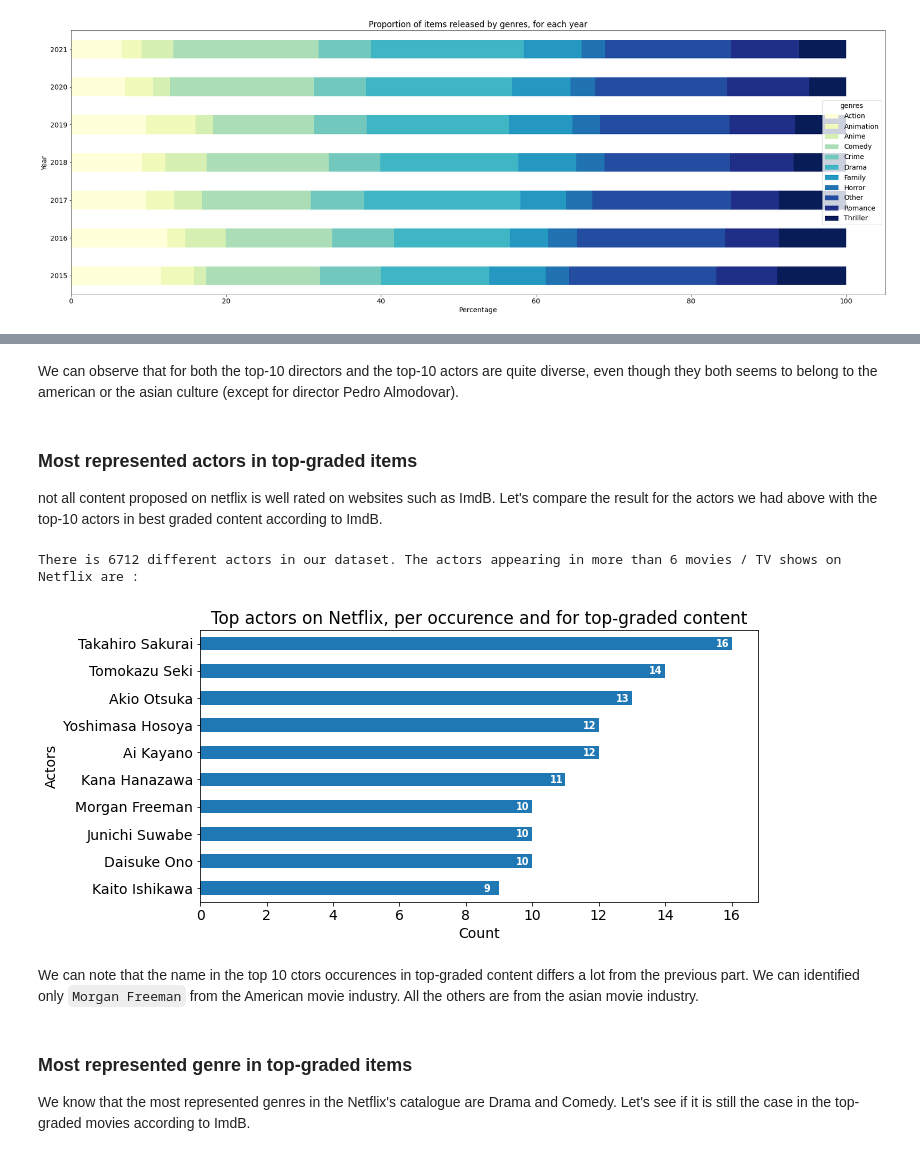
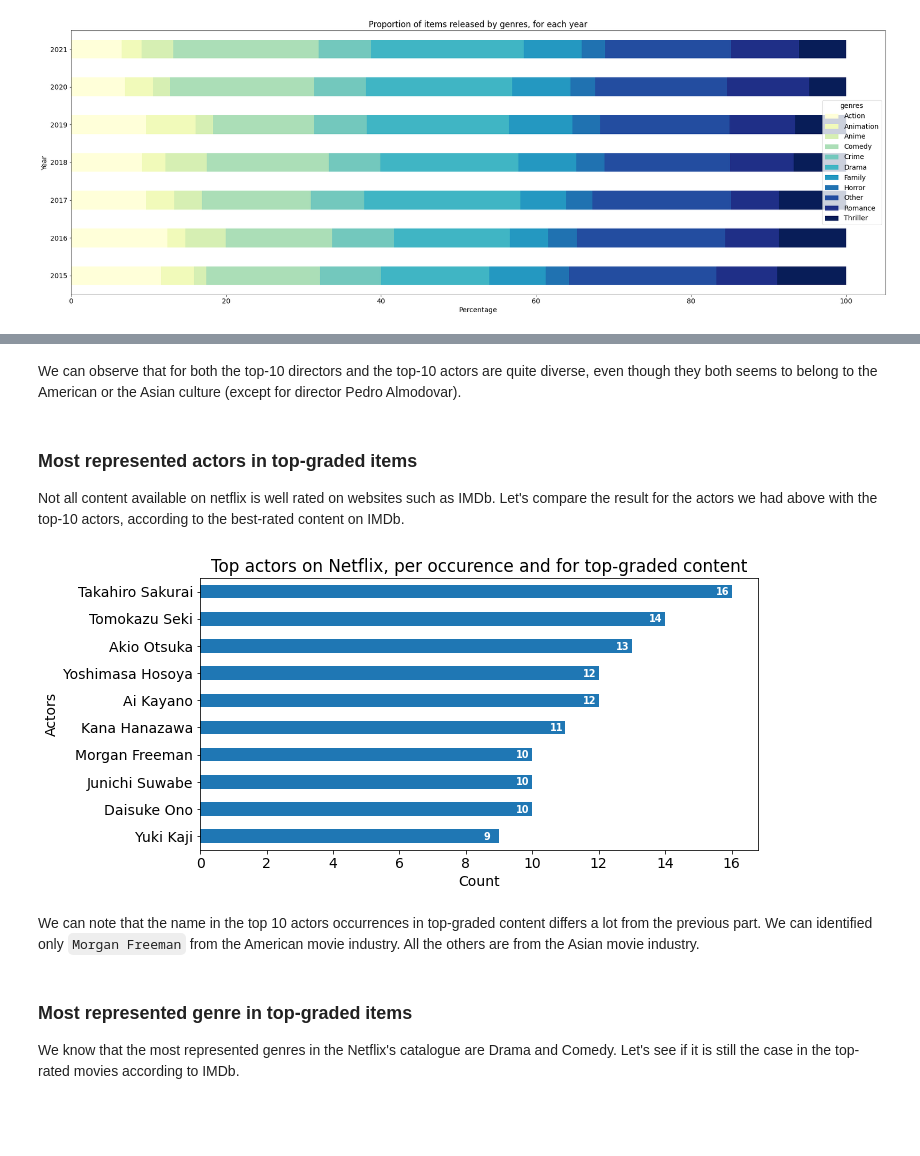
Before and after one commit to karimassi/netviz, a Jupyter notebook: milestones/eda.ipynb, the cells around one changed output, grey strips where cells are left out. Drawn from its saved outputs; the diff is of its cells as text; code cells hidden in the pictures; blank space fills up the shorter version.

```diff
--- a/milestones/eda.ipynb
+++ b/milestones/eda.ipynb
@@ -32,6 +31,7 @@ movies['actors'] = movies.actors.str.split(',')
 movies['directors'] = movies.directors.str.split(',')
 movies['alternate genres'] = movies['alternate genres'].str.split(',')
 movies['release date on Netflix'] = pd.to_datetime(movies['release date on Netflix'])
+movies.rename(columns = {'year': 'actual_release_year'}, inplace = True)
 
 movies['month'] = movies['release date on Netflix'].dt.month
 movies['year'] = movies['release date on Netflix'].dt.year
@@ -344,23 +379,19 @@ The streaming platform proposes a lot of content from a lot of cultures. Let's s
 # %%
 for role in ['directors', 'actors']:
-    directors = movies[[role, 'id']].dropna()
-    directors[role] = directors[role].apply(lambda x : [int(i) for i in x])
-    directors = directors.explode(role)
-    directors = directors.merge(persons[['id', 'name']], right_on = 'id', left_on=role)[[role, 'name']]
-    dir_values = directors.groupby('name').count().reset_index()
-    nb_directors = dir_values.name.count()
-    dir_values = dir_values.sort_values(role, ascending = True)[-10:]
-    dir_values.set_index('name', inplace = True)
+    people = movies[role].dropna().explode(role).astype(int)
+    people_count = people.value_counts(sort = True, ascending = True)
+    people_count.index = people_count.index.map(get_person_name)
+    nb_people = people.nunique()
+    top_people = people_count[-10:]
 
     fig, ax = plt.subplots(figsize=(10,5))
-    dir_values.plot.barh(y = role, ax= ax)
-    ax.get_legend().remove()
+    top_people.plot.barh(y = top_people, ax=ax)
 
-    for i, v in enumerate(dir_values.values):
-        v = v[0]
-        ax.text((v/dir_values.values.max() - 0.03)*dir_values.values.max() , i-0.10, str(v),
+    for i, v in enumerate(top_people):
+        ax.text((v/top_people.values.max() - 0.03)*top_people.values.max(),
+                i-0.10, str(v),
                 color = 'white', fontweight = 'bold', fontsize = 'x-small')
-    print('There are {} different {} in our dataset. The top 10 {} per occurence on Netflix are : '.format(nb_directors, role, role))
+
     plt.title('Top {} on Netflix, per occurence'.format(role))
     plt.ylabel(role.title())
     plt.xlabel('Count')
@@ -373,42 +402,33 @@ There are 40867 different actors in our dataset. The top 10 actors per occurence
 # %% [markdown]
-We can observe that for both the top-10 directors and the top-10 actors are quite diverse, even though they both seems to belong to the american or the asian culture (except for director Pedro Almodovar).
+We can observe that for both the top-10 directors and the top-10 actors are quite diverse, even though they both seems to belong to the American or the Asian culture (except for director Pedro Almodovar).
 # %% [markdown]
 ### Most represented actors in top-graded items
 
-not all content proposed on netflix is well rated on websites such as ImdB. Let's compare the result for the actors we had above with the top-10 actors in best graded content according to ImdB.
+Not all content available on netflix is well rated on websites such as IMDb. Let's compare the result for the actors we had above with the top-10 actors, according to the best-rated content on IMDb.
 # %%
-top_rated_items = movies.sort_values('imdb', ascending = False)[:1000][['id', 'actors']].dropna()
-top_rated_items.actors = top_rated_items.actors.apply(lambda x : [int(i) for i in x])
-top_rated_items = top_rated_items.explode("actors")
+top_rated_items = movies.sort_values('imdb', ascending = False)[:1000]['actors'].dropna()
+top_rated_items = top_rated_items.explode("actors").astype(int)
 
-top_rated_items = top_rated_items.merge(persons[['id', 'name']], right_on = 'id', left_on='actors')[['actors', 'name']]
-top_actors = top_rated_items.groupby('name').count().reset_index()
-nb_actors = top_actors.name.count()
-top_actors = top_actors.sort_values('actors', ascending = True)[-10:]
-top_actors.set_index('name', inplace = True)
+top_actors = top_rated_items.value_counts(sort = True, ascending = True)[-10:]
+top_actors.index = top_actors.index.map(get_person_name)
 
 fig, ax = plt.subplots(figsize=(10,5))
-top_actors.plot.barh(y ='actors', ax = ax)
-ax.get_legend().remove()
+top_actors.plot.barh(ax=ax)
 
 for i, v in enumerate(top_actors.values):
-    v = v[0]
     ax.text((v/top_actors.values.max() - 0.03)*top_actors.values.max() , i-0.125, str(v),
                 color = 'white', fontweight = 'bold', fontsize = 'x-small')
 
-print('There is {} different actors in our dataset. The actors appearing in more than 6 movies / TV shows on Netflix are : '.format(nb_actors))
 ax.set_title('Top actors on Netflix, per occurence and for top-graded content')
-ax.set_ylabel('actors'.title())
+ax.set_ylabel('Actors')
 ax.set_xlabel('Count')
-
 plt.show()
 # %% [output]
-There is 6712 different actors in our dataset. The actors appearing in more than 6 movies / TV shows on Netflix are :
-[figure, old version]
+[figure, new version]
 # %% [markdown]
-We can note that the name in the top 10 ctors occurences in top-graded content differs a lot from the previous part. We can identified only `Morgan Freeman` from the American movie industry. All the others are from the asian movie industry.
+We can note that the name in the top 10 actors occurrences in top-graded content differs a lot from the previous part. We can identified only `Morgan Freeman` from the American movie industry. All the others are from the Asian movie industry.
 # %% [markdown]
 ### Most represented genre in top-graded items
 
-We know that the most represented genres in the Netflix's catalogue are Drama and Comedy. Let's see if it is still the case in the top-graded movies according to ImdB.
+We know that the most represented genres in the Netflix's catalogue are Drama and Comedy. Let's see if it is still the case in the top-rated movies according to IMDb.
 # %%
```
Also changed, not shown: parts of 19 cells of this notebook.
